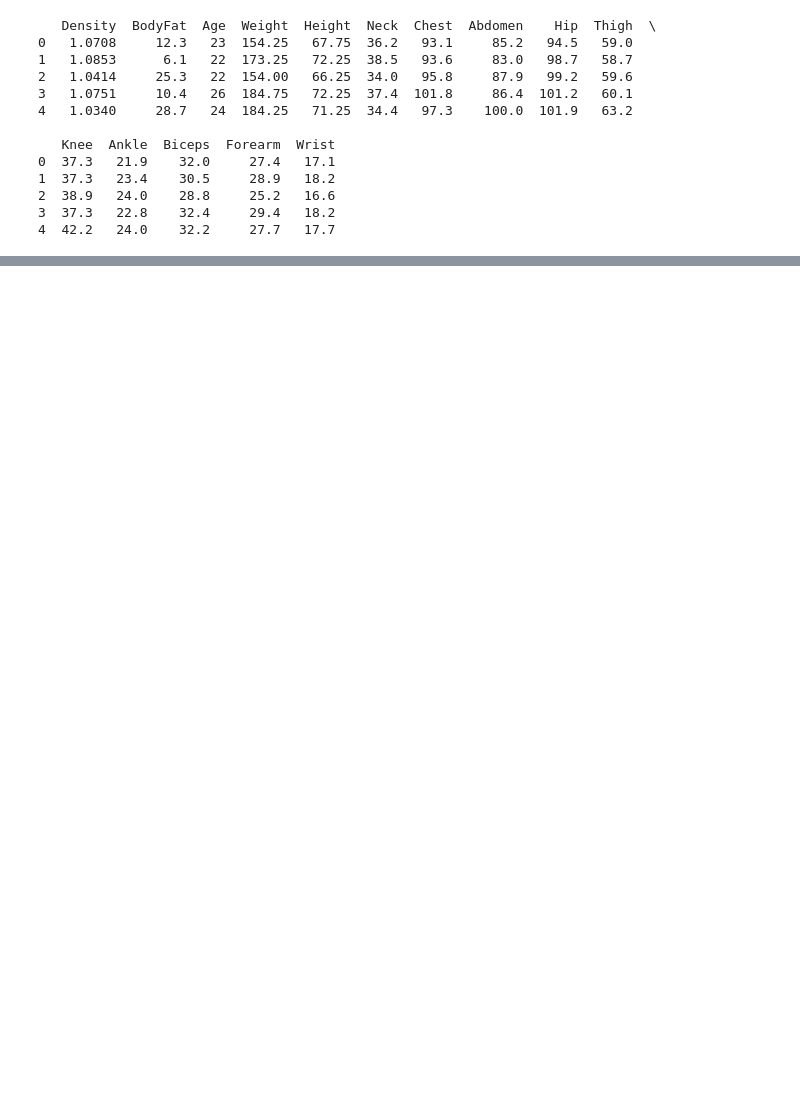
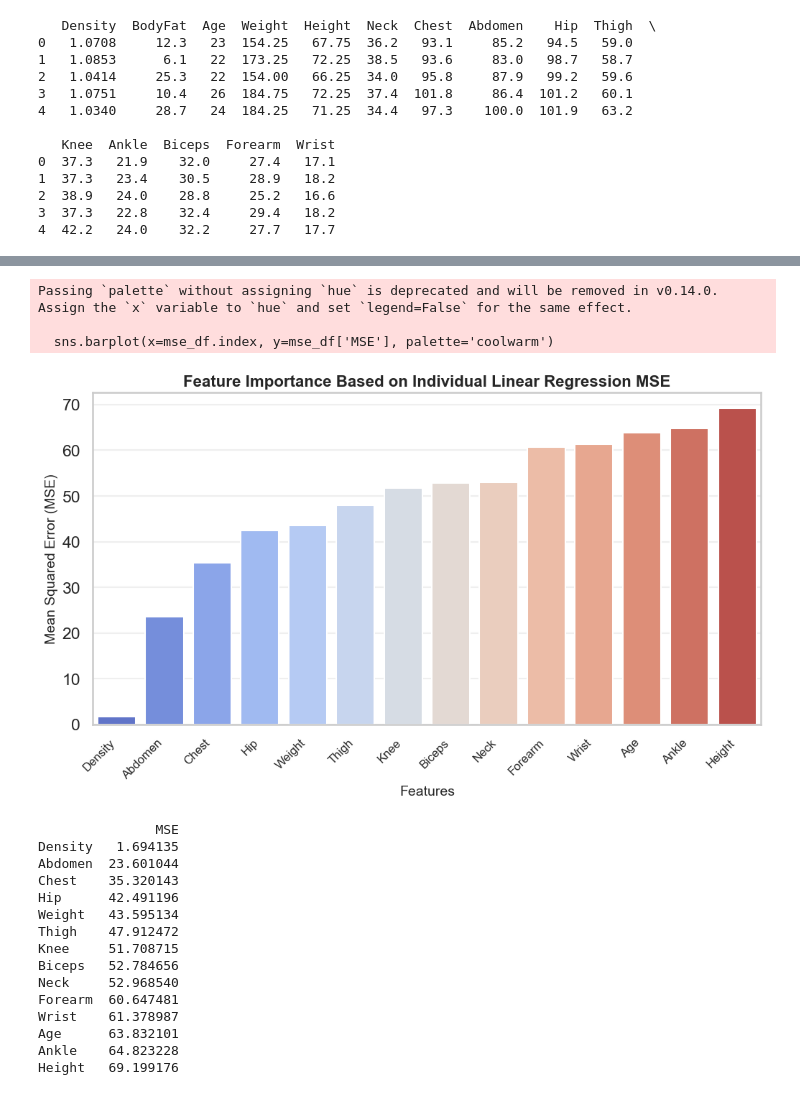
Before and after one commit to tintingong/LeanAI, a Jupyter notebook: Project/notebooks/EDA/eda_ib.ipynb, the cells around one changed output, grey strips where cells are left out. Cells and saved outputs as stored; diff of their text form; code cells hidden in the pictures; blank space fills up the shorter version.

```diff
--- a/Project/notebooks/EDA/eda_ib.ipynb
+++ b/Project/notebooks/EDA/eda_ib.ipynb
@@ -230,0 +181,57 @@ plt.show()
+# %%
+import pandas as pd
+import matplotlib.pyplot as plt
+import seaborn as sns
+from sklearn.linear_model import LinearRegression
+from sklearn.metrics import mean_squared_error
+
+# Dictionary to store MSE values for each feature
+mse_results = {}
+
+# Evaluate each feature individually
+for column in x_train.columns:
+    model = LinearRegression()
+    model.fit(x_train[[column]], y_train)  # Train on single feature
+    y_pred = model.predict(x_train[[column]])  # Predict
+    mse = mean_squared_error(y_train, y_pred)  # Compute MSE
+    mse_results[column] = mse  # Store result
+
+# Convert results to DataFrame and sort by MSE (ascending)
+mse_df = pd.DataFrame.from_dict(mse_results, orient='index', columns=['MSE']).sort_values(by='MSE')
+
+# Plot the results
+plt.figure(figsize=(12, 6))
+sns.barplot(x=mse_df.index, y=mse_df['MSE'], palette='coolwarm')
+
+# Customize plot
+plt.xticks(rotation=45, ha='right', fontsize=12)
+plt.ylabel('Mean Squared Error (MSE)', fontsize=14)
+plt.xlabel('Features', fontsize=14)
+plt.title('Feature Importance Based on Individual Linear Regression MSE', fontsize=16, fontweight='bold')
+plt.grid(axis='y', alpha=0.3)
+
+# Show plot
+plt.show()
+
+# Display sorted results
+print(mse_df)
+# %% [output]
+Passing `palette` without assigning `hue` is deprecated and will be removed in v0.14.0. Assign the `x` variable to `hue` and set `legend=False` for the same effect.
+
+  sns.barplot(x=mse_df.index, y=mse_df['MSE'], palette='coolwarm')
+[figure, added]
+               MSE
+Density   1.694135
+Abdomen  23.601044
+Chest    35.320143
+Hip      42.491196
+Weight   43.595134
+Thigh    47.912472
+Knee     51.708715
+Biceps   52.784656
+Neck     52.968540
+Forearm  60.647481
+Wrist    61.378987
+Age      63.832101
+Ankle    64.823228
+Height   69.199176
```
Also changed, not shown: parts of 20 cells of this notebook, 3 other files.
